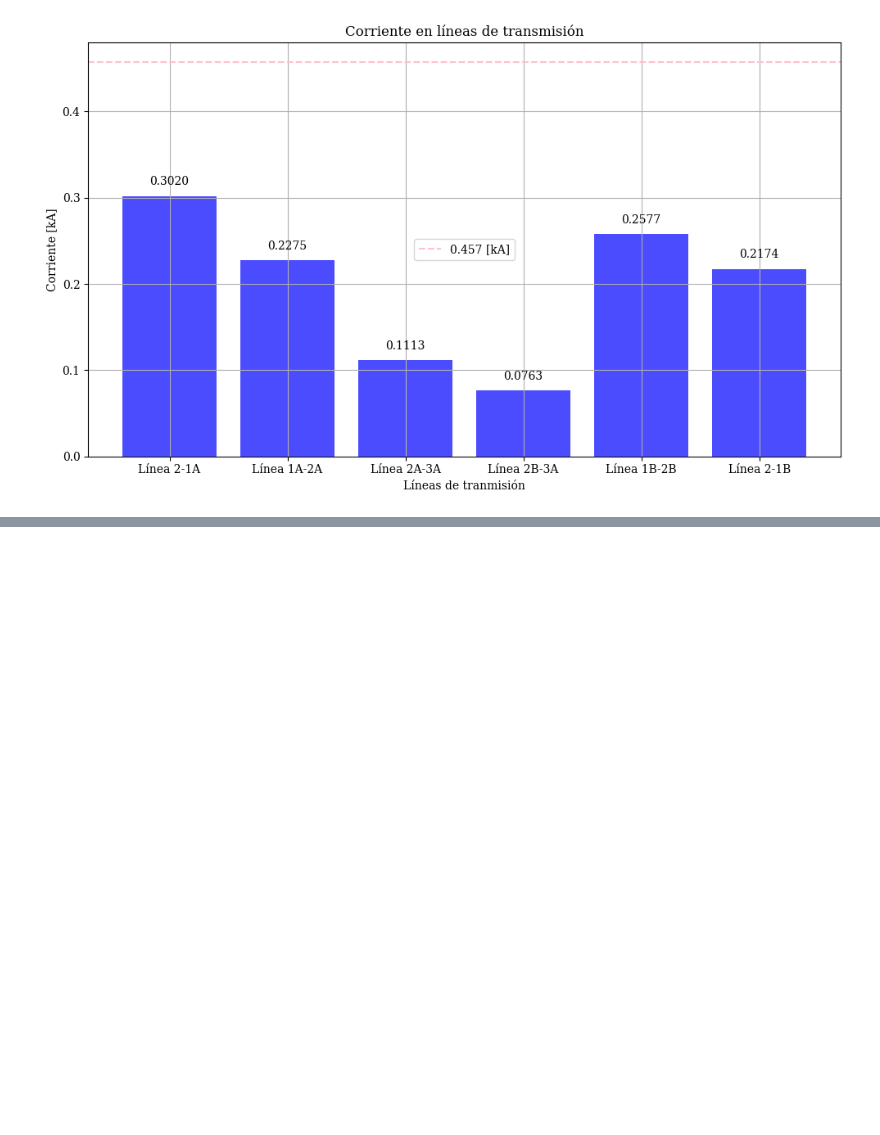
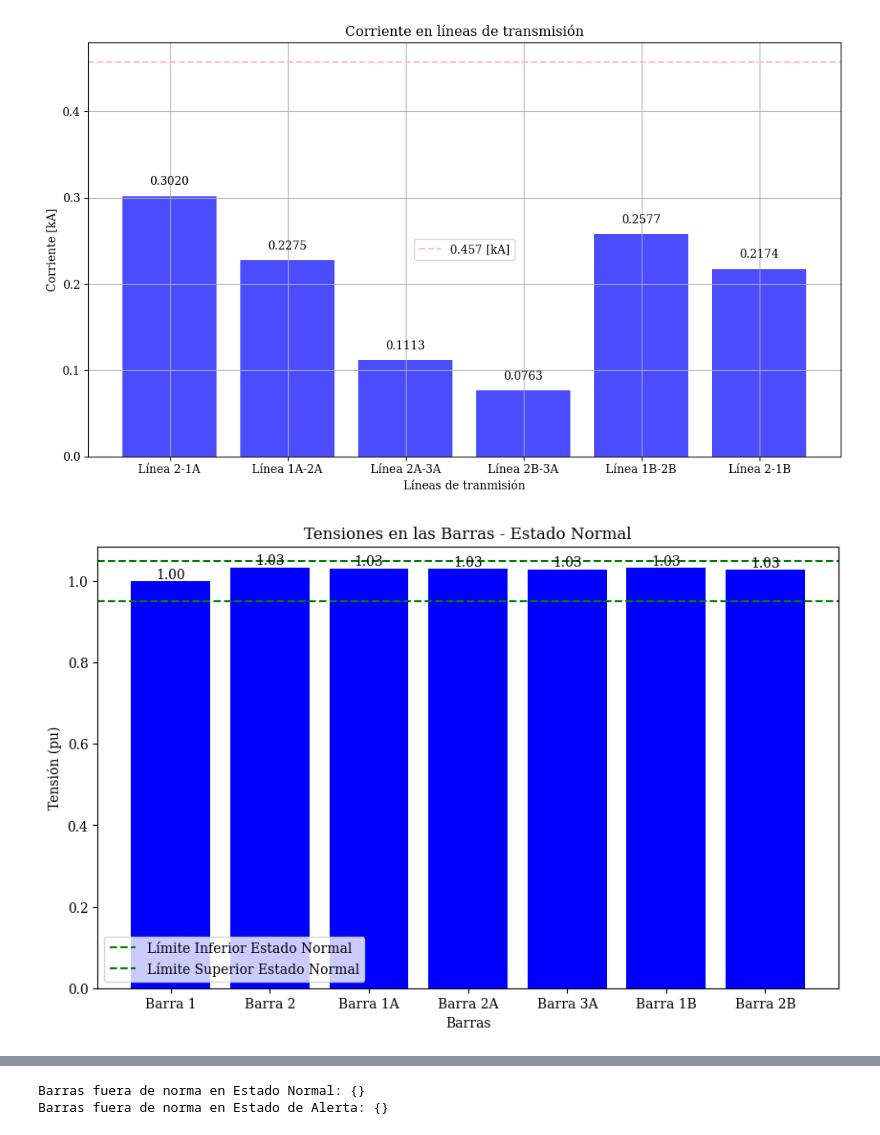
Before and after one commit to YuyuAraya/G2A_SEP1_S12024, a Jupyter notebook: Sistema 2.ipynb, the cells around one changed output, grey strips where cells are left out. Saved outputs shown, nothing was run; the diff lists cells and outputs as text; code cells hidden in the pictures; blank space fills up the shorter version.

```diff
--- a/Sistema 2.ipynb
+++ b/Sistema 2.ipynb
@@ -71,30 +71,94 @@ line_currents = {
     'Línea 2B-3A': net.res_line.at[3, 'i_ka'],
     'Línea 1B-2B': net.res_line.at[4, 'i_ka'],
     'Línea 2-1B': net.res_line.at[5, 'i_ka'],
 }
 
 import matplotlib.pyplot as plt
 
 plt.figure(figsize=(10, 6))
 bars = plt.bar(range(len(line_currents)), line_currents.values(), align='center', alpha=0.7, color='blue')
 
 plt.xticks(range(len(line_currents)), line_currents.keys())
 
 plt.xlabel('Líneas de tranmisión')
 plt.ylabel('Corriente [kA]')
 plt.title('Corriente en líneas de transmisión')
 
 # Añadir los valores de cada barra en el gráfico
 for i, (key, value) in enumerate(line_currents.items()):
     plt.text(i, value + 0.01, f'{value:.4f}', ha='center', va='bottom')
 
 plt.axhline(y=I_max, color='pink', linestyle='--', label=f'{I_max} [kA]')
 
 
 plt.legend()
 plt.grid(True)
 plt.tight_layout()
+plt.show()
 
+# Guardar tensiones de las barras
+voltages_normal = net.res_bus.vm_pu.values
+bus_names = net.bus.name.values
+
+# Comparar con los límites de tensión para Estado Normal
+limits_normal = (0.95, 1.05) # Ejemplo de límites, ajustar según normativa
+out_of_norm_normal = {bus: v for bus, v in zip(bus_names, voltages_normal) if not limits_normal[0] <= v <= limits_normal[1]}
+
+# Generar gráfico de barras para Estado Normal
+plt.figure(figsize=(10, 6))
+bars = plt.bar(bus_names, voltages_normal, color='blue')
+for bus, voltage in zip(bus_names, voltages_normal):
+    plt.text(bus, voltage, f'{voltage:.2f}', ha='center', va='bottom')
+
+for bus, bar in zip(bus_names, bars):
+    if bus in out_of_norm_normal:
+        bar.set_color('red')
+
+plt.axhline(y=limits_normal[0], color='green', linestyle='--', label='Límite Inferior Estado Normal')
+plt.axhline(y=limits_normal[1], color='green', linestyle='--', label='Límite Superior Estado Normal')
+plt.xlabel('Barras')
+plt.ylabel('Tensión (pu)')
+plt.title('Tensiones en las Barras - Estado Normal')
+plt.legend()
 plt.show()
+
+# Modificar condiciones para Estado de Alerta (Ejemplo: Cambiar carga o generador)
+# Aquí se deberían incluir cambios relevantes para el Estado de Alerta
+
+# Para este ejemplo, modificaremos la carga de una barra para simular el estado de alerta
+net.load.at[1, 'p_mw'] *= 1.2  # Aumentar carga en la segunda carga
+
+# Ejecutar flujo de carga para Estado de Alerta
+pp.runpp(net)
+
+# Guardar tensiones de las barras
+voltages_alert = net.res_bus.vm_pu.values
+
+# Comparar con los límites de tensión para Estado de Alerta
+limits_alert = (0.90, 1.10) # Ejemplo de límites, ajustar según normativa
+out_of_norm_alert = {bus: v for bus, v in zip(bus_names, voltages_alert) if not limits_alert[0] <= v <= limits_alert[1]}
+
+# Generar gráfico de barras para Estado de Alerta
+plt.figure(figsize=(10, 6))
+bars = plt.bar(bus_names, voltages_alert, color='blue')
+for bus, voltage in zip(bus_names, voltages_alert):
+    plt.text(bus, voltage, f'{voltage:.2f}', ha='center', va='bottom')
+
+for bus, bar in zip(bus_names, bars):
+    if bus in out_of_norm_alert:
+        bar.set_color('red')
+
+plt.axhline(y=limits_alert[0], color='orange', linestyle='--', label='Límite Inferior Estado de Alerta')
+plt.axhline(y=limits_alert[1], color='orange', linestyle='--', label='Límite Superior Estado de Alerta')
+plt.xlabel('Barras')
+plt.ylabel('Tensión (pu)')
+plt.title('Tensiones en las Barras - Estado de Alerta')
+plt.legend()
+plt.show()
+
+# Mostrar las barras fuera de norma
+print("Barras fuera de norma en Estado Normal:", out_of_norm_normal)
+print("Barras fuera de norma en Estado de Alerta:", out_of_norm_alert)
 # %% [output]
 [figure]
+[figure, added]
@@ -100,0 +166,2 @@ plt.show()
+Barras fuera de norma en Estado Normal: {}
+Barras fuera de norma en Estado de Alerta: {}
```
Also changed, not shown: parts of 1 cell of this notebook.
